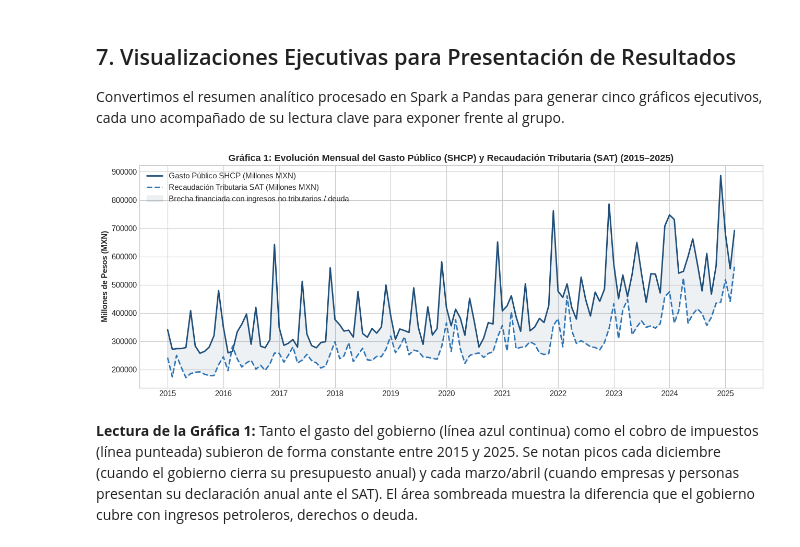
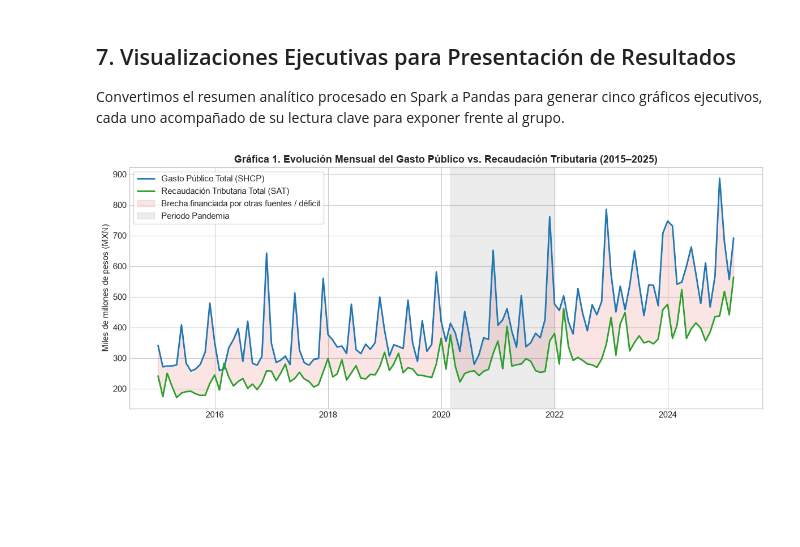
Before and after one commit to lunatix/Integrador-PGBD-26A, a Jupyter notebook: notebooks/02_analisis_dataset_maestro_final.ipynb, the cells around one changed output. Cells and saved outputs as stored; diff of their text form; code cells hidden in the pictures; blank space fills up the shorter version.

Commit message:
feat(analisis): completar notebook de análisis econométrico, Spark SQL y visualizaciones

```diff
--- a/notebooks/02_analisis_dataset_maestro_final.ipynb
+++ b/notebooks/02_analisis_dataset_maestro_final.ipynb
@@ -755,25 +919,33 @@ print(pdf_periodos[['periodo', 'meses', 'r_minima_significativa', 'r_sat_igae',
 
 Convertimos el resumen analítico procesado en Spark a Pandas para generar cinco gráficos ejecutivos, cada uno acompañado de su lectura clave para exponer frente al grupo.
 # %%
-etapa(spark, '7_graficas')
-pdf = df_analitico.toPandas()
-pdf['fecha'] = pd.to_datetime(pdf['fecha'])
+etapa(spark, '7_visualizaciones')
 
-# Gráfica 1: Evolución Histórica de Gasto Público (SHCP) vs Recaudación Tributaria (SAT)
-fig, ax1 = plt.subplots(figsize=(13, 5))
+pdf_graf = (
+    df_analitico
+    .select(
+        'fecha', 'shcp_xbc', 'sat_total_tributarios', 'sat_isr', 'sat_iva',
+        'igae_total', 'inpc', 'ratio_tributario_gasto',
+        'igae_var_anual_pct', 'inflacion_anual_pct',
+        'gasto_var_anual_pct', 'sat_var_anual_pct'
+    )
+    .orderBy('fecha')
+    .toPandas()
+)
+pdf_graf['fecha'] = pd.to_datetime(pdf_graf['fecha'])
 
-ax1.plot(pdf['fecha'], pdf['shcp_xbc'], color='#1f4e78', linewidth=2, label='Gasto Público SHCP (Millones MXN)')
-ax1.plot(pdf['fecha'], pdf['sat_total_tributarios'], color='#2e75b6', linestyle='--', linewidth=2, label='Recaudación Tributaria SAT (Millones MXN)')
-ax1.fill_between(pdf['fecha'], pdf['sat_total_tributarios'], pdf['shcp_xbc'], color='#1f4e78', alpha=0.08, label='Brecha financiada con ingresos no tributarios / deuda')
-ax1.set_ylabel('Millones de Pesos (MXN)', fontweight='bold')
-ax1.set_title('Gráfica 1: Evolución Mensual del Gasto Público (SHCP) y Recaudación Tributaria (SAT) (2015–2025)', fontsize=13, fontweight='bold')
-ax1.legend(loc='upper left')
-ax1.xaxis.set_major_locator(mdates.YearLocator())
-ax1.xaxis.set_major_formatter(mdates.DateFormatter('%Y'))
+# --- GRÁFICA 1: Evolución nominal de Gasto Público vs. Recaudación Tributaria ---
+fig, ax = plt.subplots(figsize=(12, 5))
+ax.plot(pdf_graf['fecha'], pdf_graf['shcp_xbc'] / 1000, label='Gasto Público Total (SHCP)', color='#1f77b4', linewidth=2)
+ax.plot(pdf_graf['fecha'], pdf_graf['sat_total_tributarios'] / 1000, label='Recaudación Tributaria Total (SAT)', color='#2ca02c', linewidth=2)
+ax.fill_between(pdf_graf['fecha'], pdf_graf['sat_total_tributarios'] / 1000, pdf_graf['shcp_xbc'] / 1000,
+                color='#d62728', alpha=0.12, label='Brecha financiada por otras fuentes / déficit')
 
+ax.axvspan(pd.Timestamp('2020-03-01'), pd.Timestamp('2021-12-31'), color='gray', alpha=0.15, label='Periodo Pandemia')
+ax.set_title('Gráfica 1. Evolución Mensual del Gasto Público vs. Recaudación Tributaria (2015–2025)', fontsize=13, fontweight='bold')
+ax.set_ylabel('Miles de millones de pesos (MXN)')
+ax.legend(loc='upper left', frameon=True)
 plt.tight_layout()
 plt.show()
 # %% [output]
-[figure, old version]
+[figure, new version]
-# %% [markdown]
-**Lectura de la Gráfica 1:** Tanto el gasto del gobierno (línea azul continua) como el cobro de impuestos (línea punteada) subieron de forma constante entre 2015 y 2025. Se notan picos cada diciembre (cuando el gobierno cierra su presupuesto anual) y cada marzo/abril (cuando empresas y personas presentan su declaración anual ante el SAT). El área sombreada muestra la diferencia que el gobierno cubre con ingresos petroleros, derechos o deuda.
```
Also changed, not shown: parts of 40 cells of this notebook.
